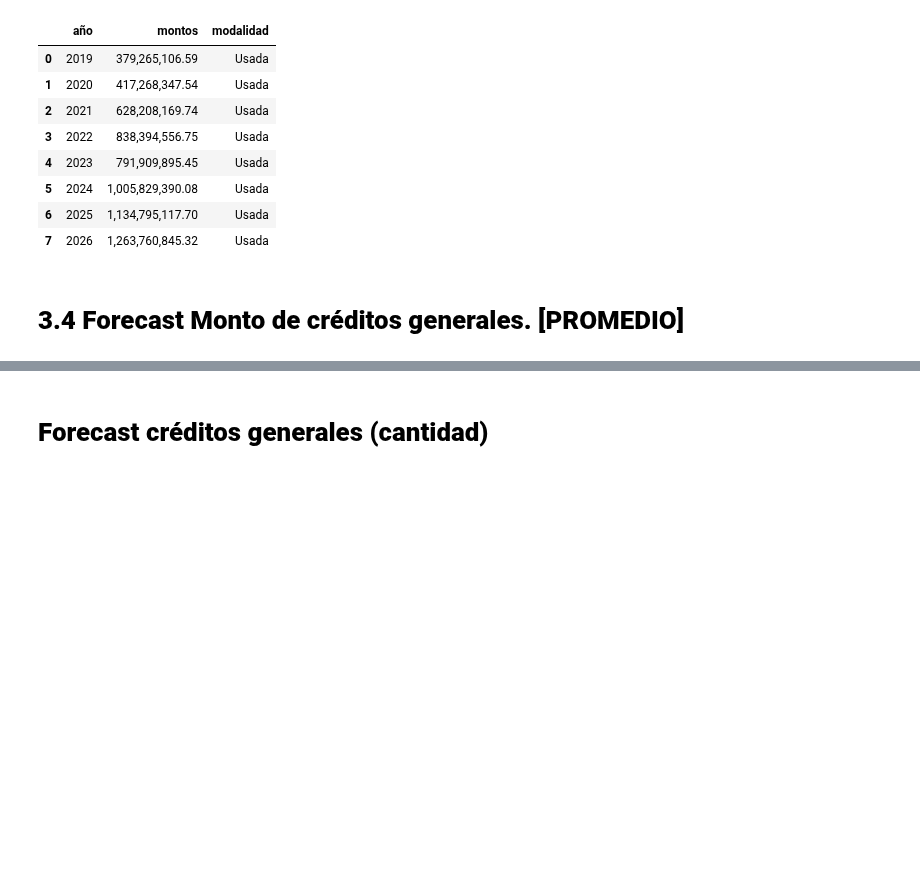
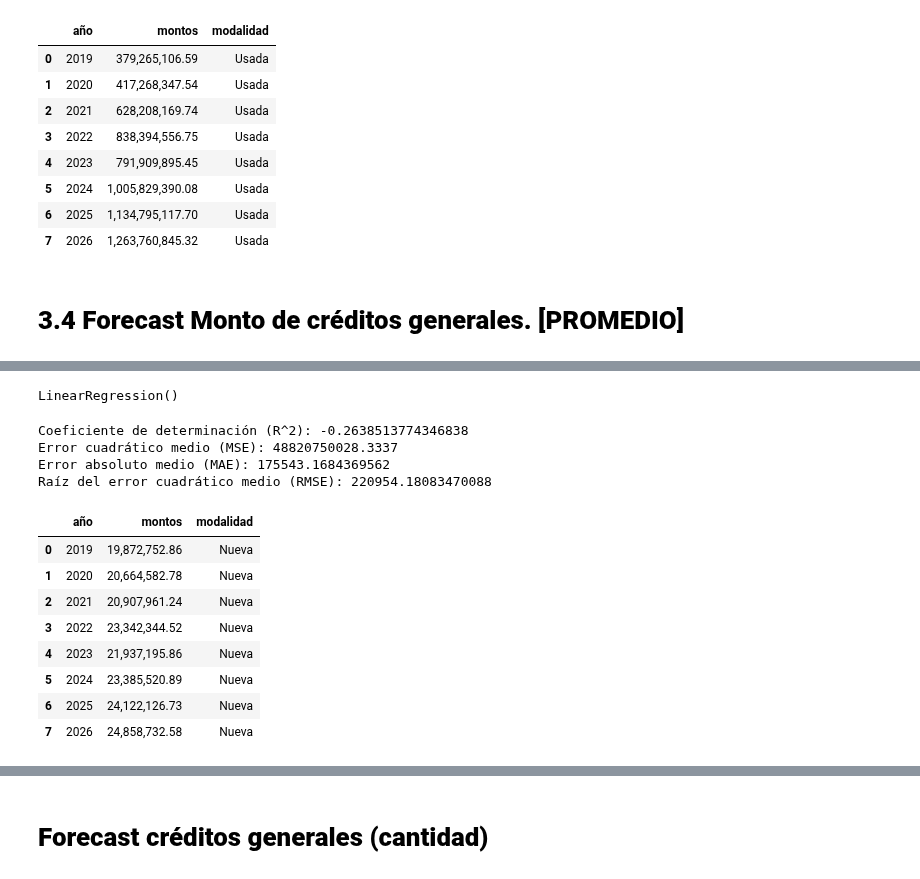
Before and after one commit to MiguelDWT4toCreativo/Datalpine, a Jupyter notebook: resources/jupyter/forecast_creditos_generales_pachuca.ipynb, the cells around one changed output, grey strips where cells are left out. Cells and saved outputs as stored; diff of their text form; code cells hidden in the pictures; blank space fills up the shorter version.

```diff
--- a/resources/jupyter/forecast_creditos_generales_pachuca.ipynb
+++ b/resources/jupyter/forecast_creditos_generales_pachuca.ipynb
@@ -441,0 +604,70 @@ fig.show()
+# %%
+from sklearn.model_selection import train_test_split
+from sklearn.linear_model import LinearRegression
+import numpy as np
+
+# Preparar datos para el modelo
+X = total_creditos_nueva_pachuca[['año', 'mes']]
+y = total_creditos_nueva_pachuca['montos']
+# Dividir los datos en conjuntos de entrenamiento y prueba
+X_train, X_test, y_train, y_test = train_test_split(X, y, test_size=0.2, random_state=42)
+# Inicializar y entrenar el modelo de regresión lineal
+modelo = LinearRegression()
+modelo.fit(X_train, y_train)
+# %% [output]
+LinearRegression()
+# %%
+from sklearn.metrics import r2_score
+# Hacer predicciones en el conjunto de prueba
+y_pred = modelo.predict(X_test)
+# Calcular el coeficiente de determinación (R^2)
+r2 = r2_score(y_test, y_pred)
+print("Coeficiente de determinación (R^2):", r2)
+
+from sklearn.metrics import mean_squared_error
+mse = mean_squared_error(y_test, y_pred)
+print("Error cuadrático medio (MSE):", mse)
+
+from sklearn.metrics import mean_absolute_error
+mae = mean_absolute_error(y_test, y_pred)
+print("Error absoluto medio (MAE):", mae)
+rmse = np.sqrt(mse)
+print("Raíz del error cuadrático medio (RMSE):", rmse)
+# %% [output]
+Coeficiente de determinación (R^2): -0.2638513774346838
+Error cuadrático medio (MSE): 48820750028.3337
+Error absoluto medio (MAE): 175543.1684369562
+Raíz del error cuadrático medio (RMSE): 220954.18083470088
+# %%
+# DF con todas las combinaciones posibles de año y mes para 2023 FALTANTES (AUG-DEC)
+fechas_2023 = pd.DataFrame({'año': np.repeat(2023, 5),
+                            'mes': range(8, 13)})
+
+# DF con todas las combinaciones posibles de año y mes para 2024-2026
+fechas_2024_2026 = pd.DataFrame({'año': np.repeat(range(2024, 2027), 12),
+                                  'mes': np.tile(range(1, 13), 3)})
+nuevas_fechas_nueva = pd.concat([fechas_2023, fechas_2024_2026]) # Concatenamos
+
+# Realizamos predicciones con el modelo entrenado
+predicciones = modelo.predict(nuevas_fechas_nueva)
+# Agregamos las predicciones al DataFrame de nuevas fechas
+nuevas_fechas_nueva['montos'] = predicciones
+total_nueva_pachuca = pd.concat([total_creditos_nueva_pachuca, nuevas_fechas_nueva], ignore_index=True)
+total_nueva_pachuca = total_nueva_pachuca.groupby('año')['montos'].sum().reset_index()
+# Agregar una nueva columna 'vivienda' con el valor 'Usada'
+total_nueva_pachuca['modalidad'] = 'Nueva'
+# Función para formatear números con separadores de coma y dos decimales
+def format_number(x):
+   return '{:,.2f}'.format(x)
+total_nueva_pachuca['montos'] = total_nueva_pachuca['montos'].map(format_number)
+total_nueva_pachuca
+# %% [output]
+|  | año | montos | modalidad |
+| 0 | 2019 | 19,872,752.86 | Nueva |
+| 1 | 2020 | 20,664,582.78 | Nueva |
+| 2 | 2021 | 20,907,961.24 | Nueva |
+| 3 | 2022 | 23,342,344.52 | Nueva |
+| 4 | 2023 | 21,937,195.86 | Nueva |
+| 5 | 2024 | 23,385,520.89 | Nueva |
+| 6 | 2025 | 24,122,126.73 | Nueva |
+| 7 | 2026 | 24,858,732.58 | Nueva |
```
Also changed, not shown: parts of 11 cells of this notebook, 7 other files.
